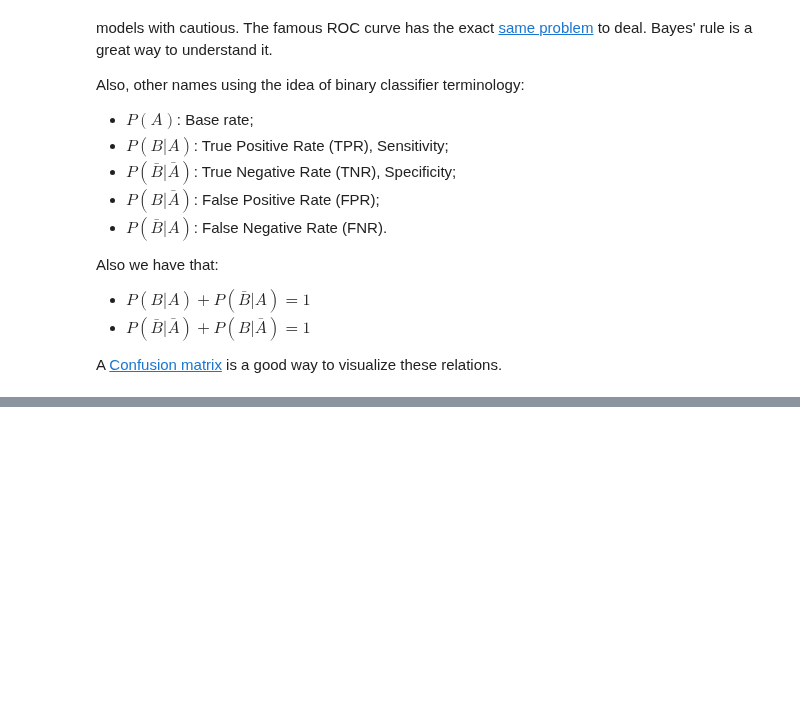
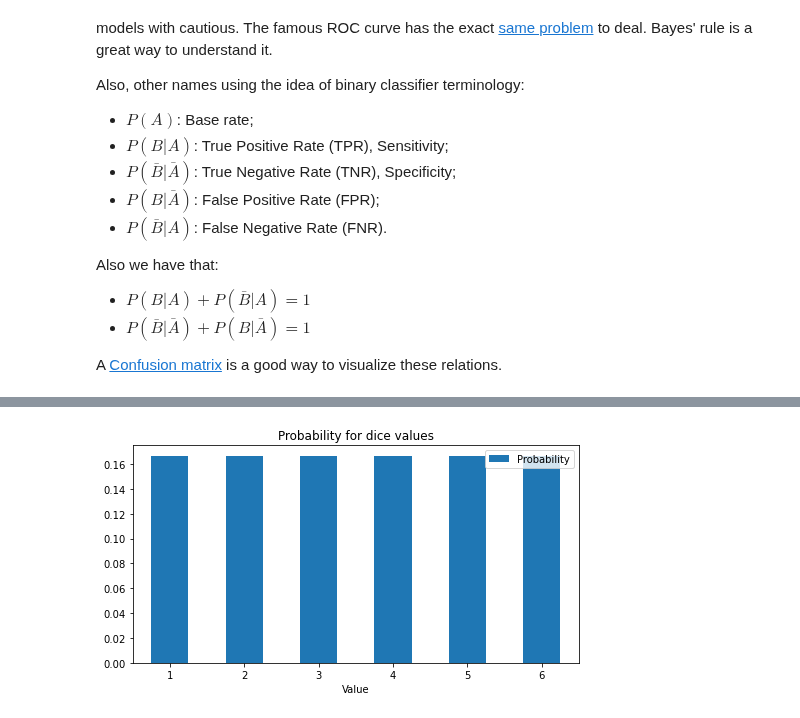
Before and after one commit to brenoslivio/Statistics-Python, a Jupyter notebook: 2-ProbabilityTheory/2_ProbabilityTheory.ipynb, the cells around one changed output, grey strips where cells are left out. Cells and saved outputs as stored; diff of their text form; code cells hidden in the pictures; blank space fills up the shorter version.

```diff
--- a/2-ProbabilityTheory/2_ProbabilityTheory.ipynb
+++ b/2-ProbabilityTheory/2_ProbabilityTheory.ipynb
@@ -370,0 +407,18 @@ A [Confusion matrix](https://en.wikipedia.org/wiki/Confusion_matrix) is a good w
+# %%
+import pandas as pd
+import seaborn as sns
+import matplotlib.pyplot as plt
+
+x = [1, 2, 3, 4, 5, 6]
+prob = [1/6, 1/6, 1/6, 1/6, 1/6, 1/6]
+
+df = pd.DataFrame({'Value': x,'Probability': prob})
+
+df.plot.bar(x = 'Value', y = 'Probability', rot = 0, title = "Probability for dice values")
+
+fig = plt.gcf()
+fig.set_size_inches(8, 4)
+
+plt.show(block=True)
+# %% [output]
+[figure, added]
```
Also changed, not shown: parts of 16 cells of this notebook.
